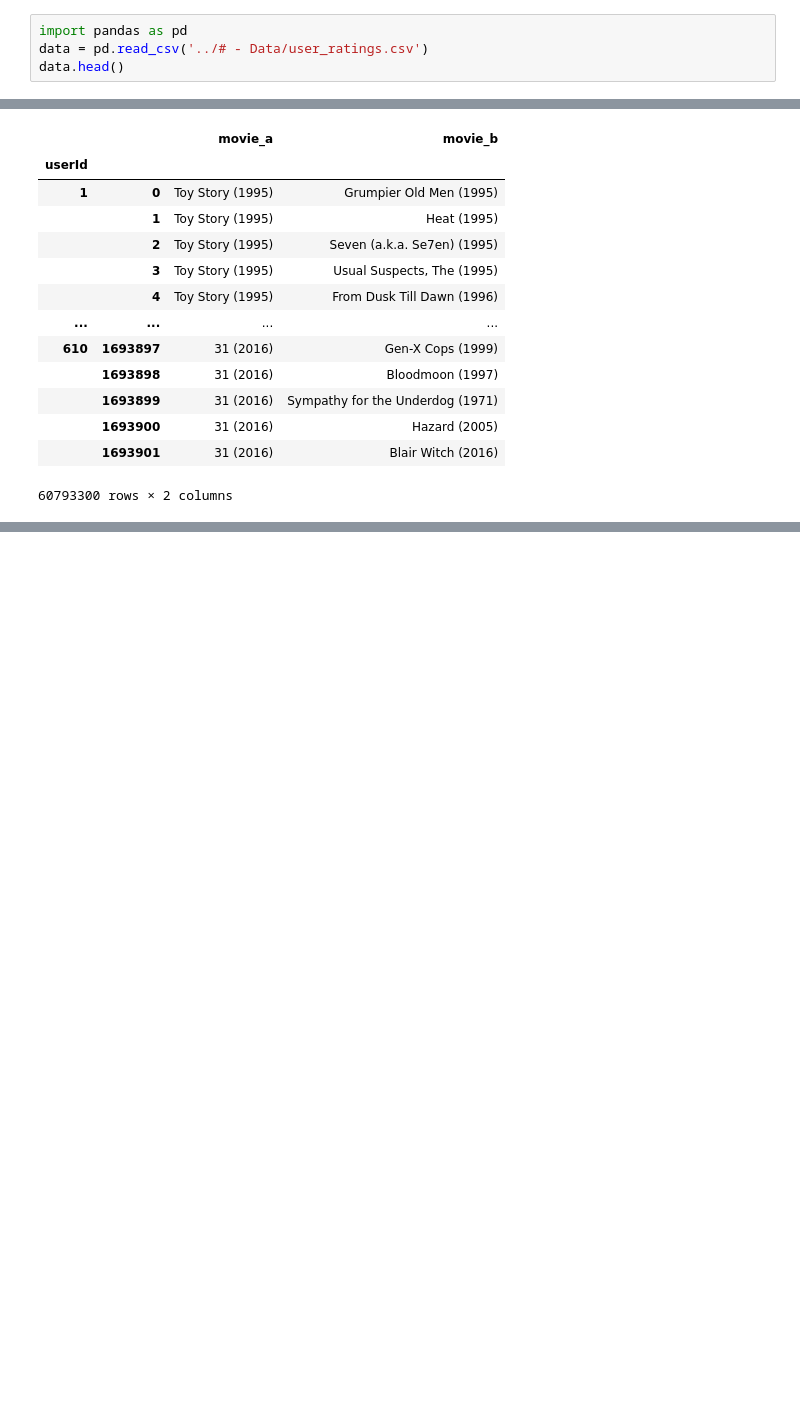
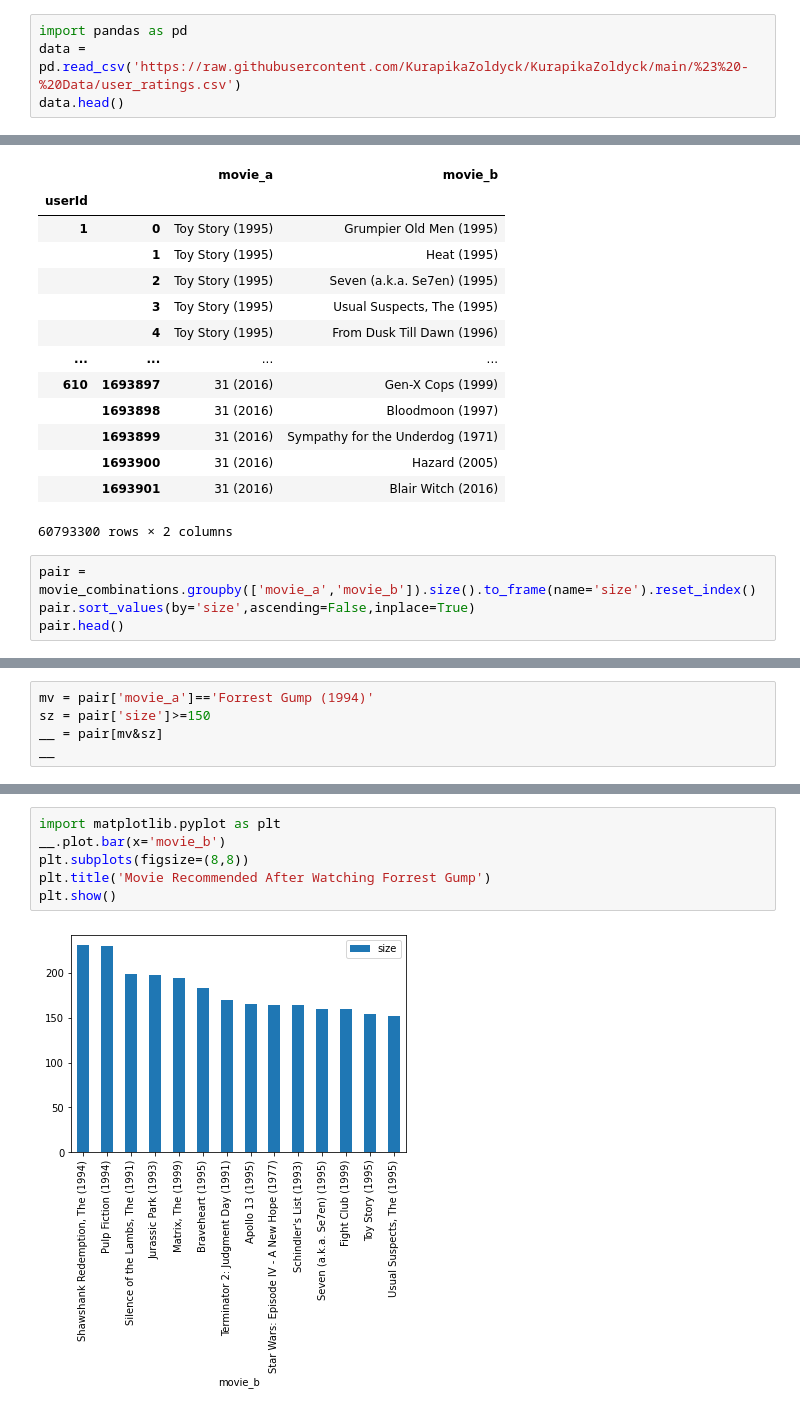
Before and after one commit to adambria1309/KurapikaZoldyck, a Jupyter notebook: Unlimited Chapter - Project/Building Recommendation Engine System.ipynb, the cells around one changed output, grey strips where cells are left out. Cells and saved outputs as stored; diff of their text form; blank space fills up the shorter version.

```diff
--- a/Unlimited Chapter - Project/Building Recommendation Engine System.ipynb
+++ b/Unlimited Chapter - Project/Building Recommendation Engine System.ipynb
@@ -1,6 +1,6 @@
 # %%
 import pandas as pd
-data = pd.read_csv('../# - Data/user_ratings.csv')
+data = pd.read_csv('https://raw.githubusercontent.com/KurapikaZoldyck/KurapikaZoldyck/main/%23%20-%20Data/user_ratings.csv')
 data.head()
 # %% [output]
 |  | userId | movieId | rating | timestamp | title | genres |
@@ -149,3 +167,7 @@ movie_combinations
 |  | 1693900 | 31 (2016) | Hazard (2005) |
 |  | 1693901 | 31 (2016) | Blair Witch (2016) |
 60793300 rows × 2 columns
+# %%
+pair = movie_combinations.groupby(['movie_a','movie_b']).size().to_frame(name='size').reset_index()
+pair.sort_values(by='size',ascending=False,inplace=True)
+pair.head()
@@ -151,0 +206,5 @@ movie_combinations
+# %%
+mv = pair['movie_a']=='Forrest Gump (1994)'
+sz = pair['size']>=150
+__ = pair[mv&sz]
+__
@@ -151,0 +227,8 @@ movie_combinations
+# %%
+import matplotlib.pyplot as plt
+__.plot.bar(x='movie_b')
+plt.subplots(figsize=(8,8))
+plt.title('Movie Recommended After Watching Forrest Gump')
+plt.show()
+# %% [output]
+[figure, added]
```
Also changed, not shown: parts of 8 cells of this notebook.
